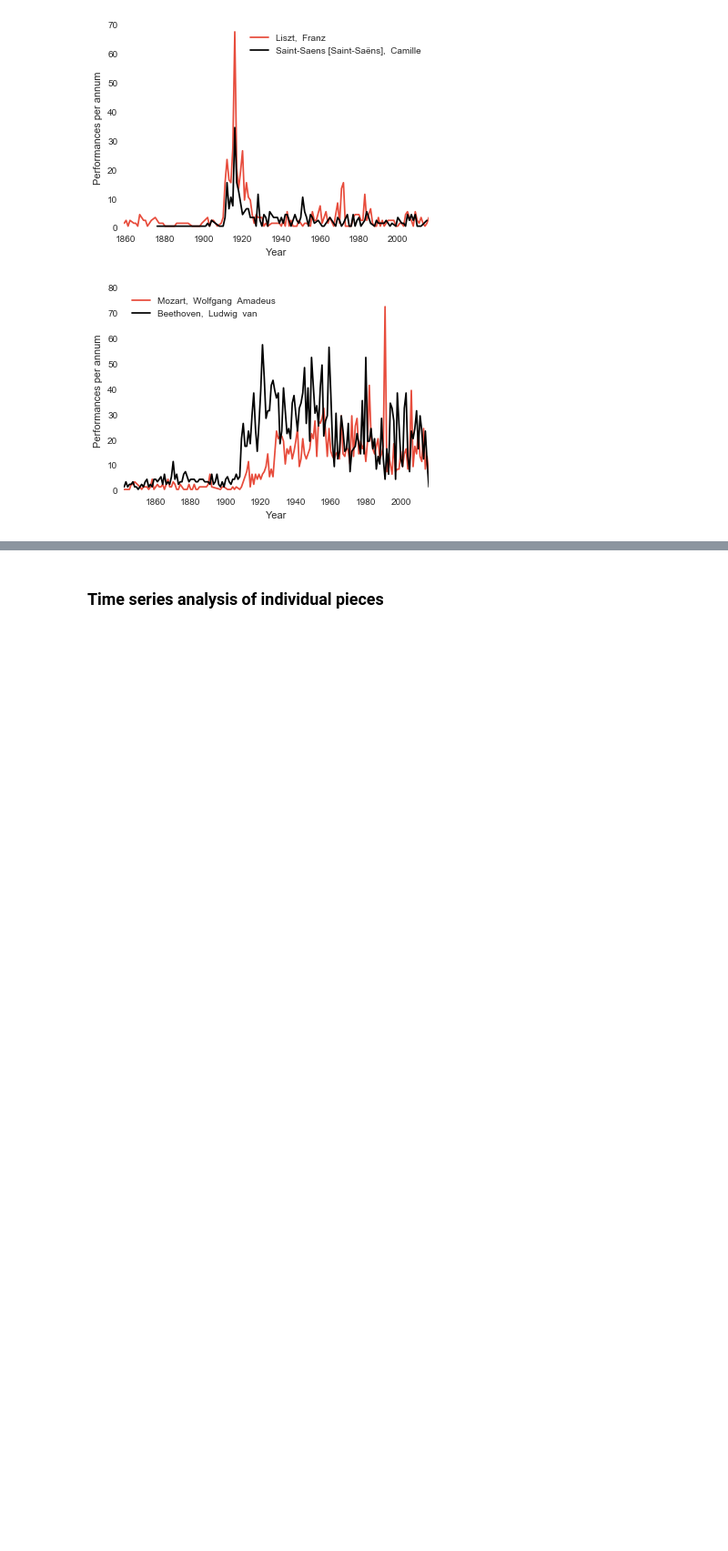
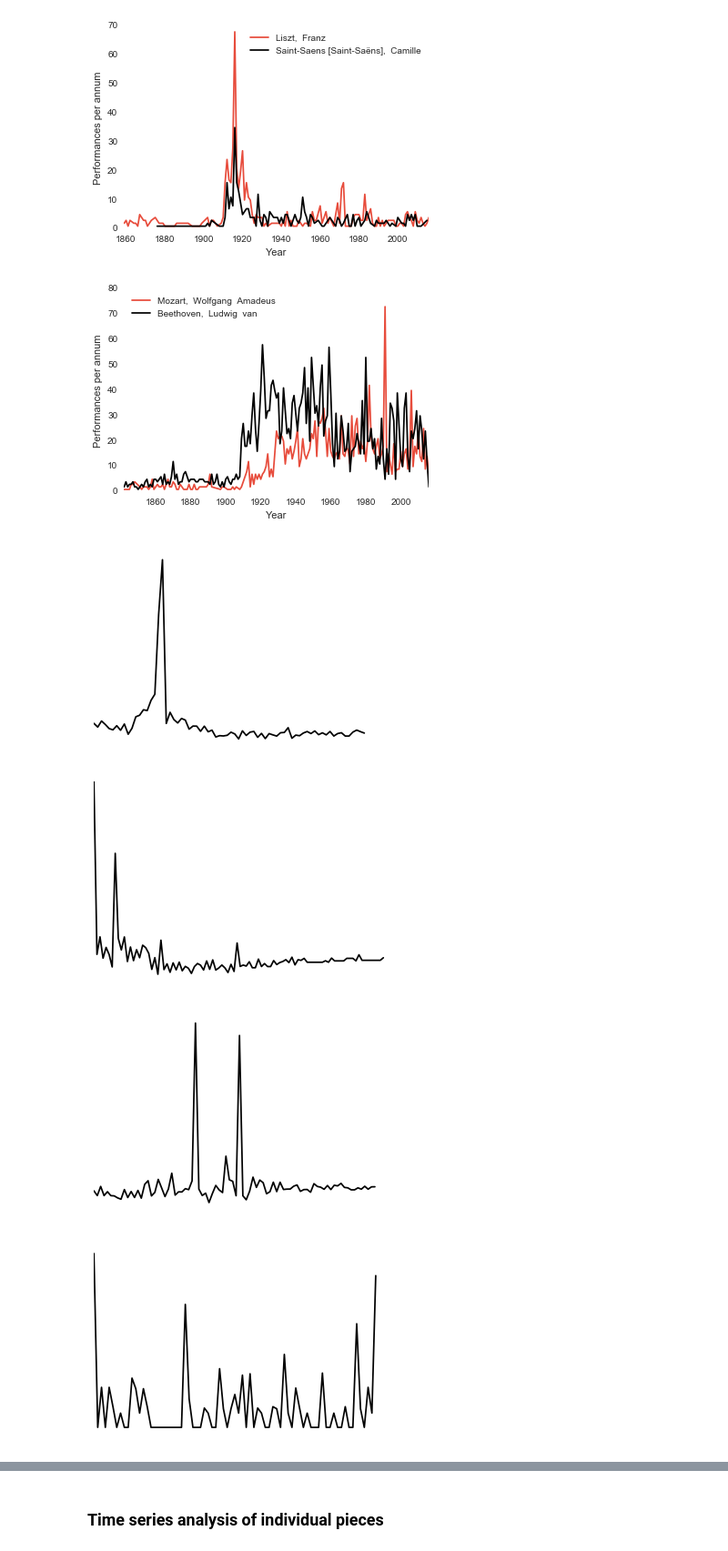
Before and after one commit to eamonnbell/nypposter, a Jupyter notebook: nyphil_programs.ipynb, the cells around one changed output, grey strips where cells are left out. Shown: that part at 91% size. Cells and saved outputs as stored; diff of their text form; code cells hidden in the pictures; blank space fills up the shorter version.

```diff
--- a/nyphil_programs.ipynb
+++ b/nyphil_programs.ipynb
@@ -441,3 +423,23 @@ plt.xlabel("Year")
 plt.savefig('figs/MozB.svg')
 # %% [output]
 [figure]
+# %%
+centers = glob.glob("center*json")
+for fp in sorted(centers):
+    with open(fp, 'r') as f:
+        center = json.load(f)
+
+    with sns.color_palette(["#020202"]):
+        f, ax = plt.subplots()
+
+        ax.xaxis.set_visible(False)
+        ax.yaxis.set_visible(False)
+
+
+        ax.plot(center)
+        f.savefig("figs/{}.svg".format(fp))
+# %% [output]
+[figure, added]
+[figure, added]
+[figure, added]
+[figure, added]
```
Also changed, not shown: parts of 18 cells of this notebook, 3 other files.
